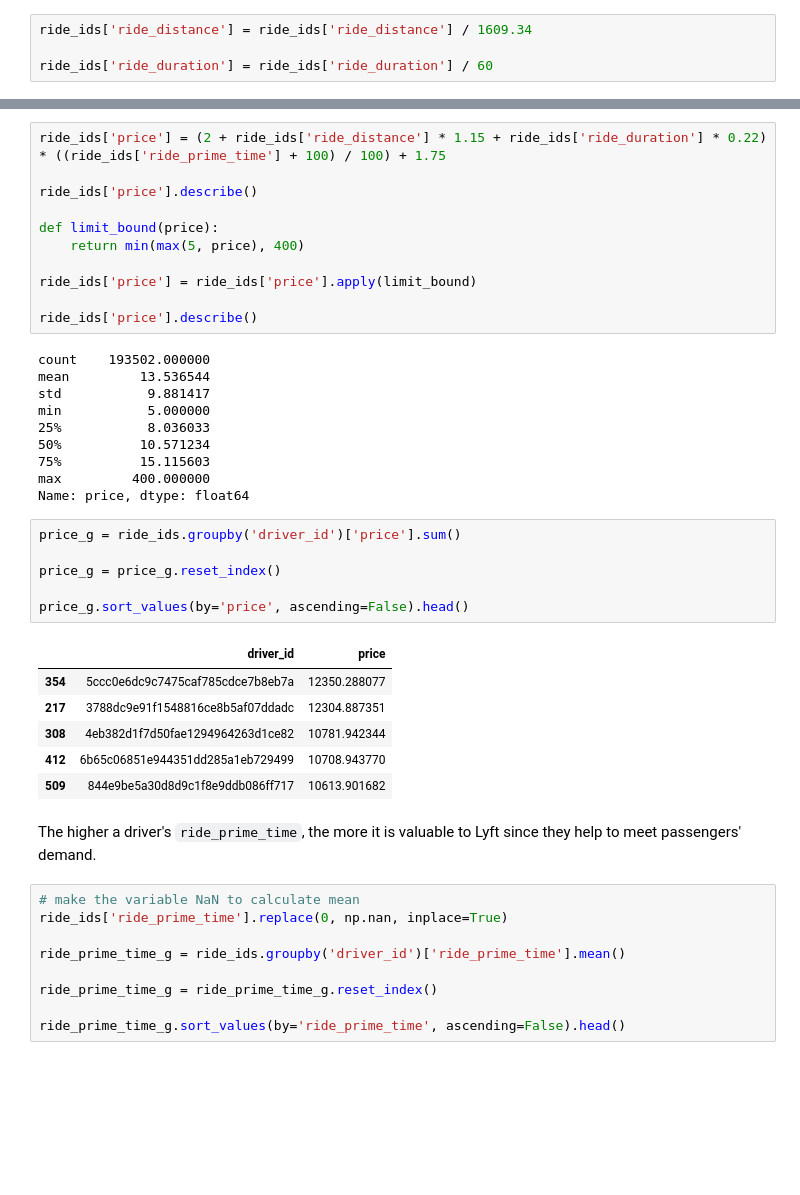
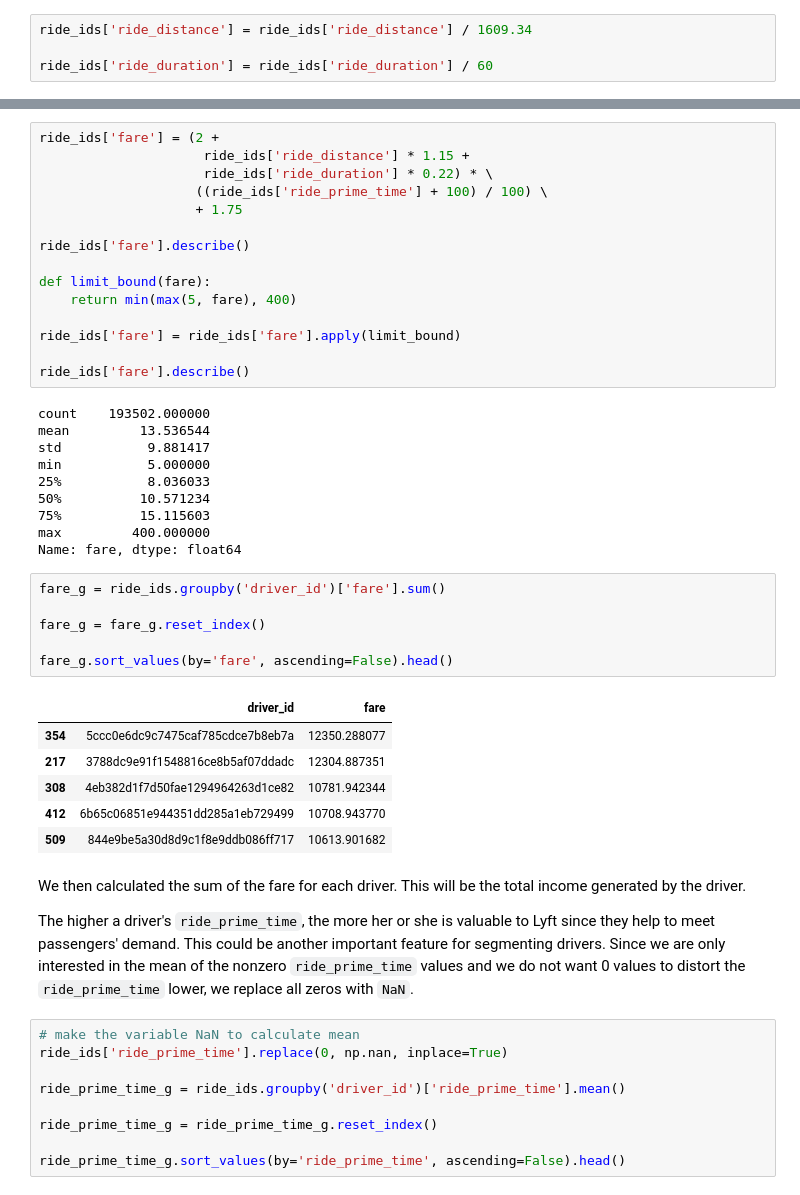
Before and after one commit to wjensheng/lyft, a Jupyter notebook: lyft_nb.ipynb, the cells around one changed output, grey strips where cells are left out. Cells and saved outputs as stored; diff of their text form; blank space fills up the shorter version.

```diff
--- a/lyft_nb.ipynb
+++ b/lyft_nb.ipynb
@@ -213,14 +244,18 @@ Calculate fare.
 # %%
-ride_ids['price'] = (2 + ride_ids['ride_distance'] * 1.15 + ride_ids['ride_duration'] * 0.22) * ((ride_ids['ride_prime_time'] + 100) / 100) + 1.75
+ride_ids['fare'] = (2 +
+                     ride_ids['ride_distance'] * 1.15 +
+                     ride_ids['ride_duration'] * 0.22) * \
+                    ((ride_ids['ride_prime_time'] + 100) / 100) \
+                    + 1.75
 
-ride_ids['price'].describe()
+ride_ids['fare'].describe()
 
-def limit_bound(price):
-    return min(max(5, price), 400)
+def limit_bound(fare):
+    return min(max(5, fare), 400)
 
-ride_ids['price'] = ride_ids['price'].apply(limit_bound)
+ride_ids['fare'] = ride_ids['fare'].apply(limit_bound)
 
-ride_ids['price'].describe()
+ride_ids['fare'].describe()
 # %% [output]
 count    193502.000000
 mean         13.536544
@@ -230,22 +265,24 @@ min           5.000000
 50%          10.571234
 75%          15.115603
 max         400.000000
-Name: price, dtype: float64
+Name: fare, dtype: float64
 # %%
-price_g = ride_ids.groupby('driver_id')['price'].sum()
+fare_g = ride_ids.groupby('driver_id')['fare'].sum()
 
-price_g = price_g.reset_index()
+fare_g = fare_g.reset_index()
 
-price_g.sort_values(by='price', ascending=False).head()
+fare_g.sort_values(by='fare', ascending=False).head()
 # %% [output]
-|  | driver_id | price |
+|  | driver_id | fare |
 | 354 | 5ccc0e6dc9c7475caf785cdce7b8eb7a | 12350.288077 |
 | 217 | 3788dc9e91f1548816ce8b5af07ddadc | 12304.887351 |
 | 308 | 4eb382d1f7d50fae1294964263d1ce82 | 10781.942344 |
 | 412 | 6b65c06851e944351dd285a1eb729499 | 10708.943770 |
 | 509 | 844e9be5a30d8d9c1f8e9ddb086ff717 | 10613.901682 |
-# %% [markdown]
-The higher a driver's `ride_prime_time`, the more it is valuable to Lyft since they help to meet passengers' demand.
+# %% [markdown]
+We then calculated the sum of the fare for each driver. This will be the total income generated by the driver.
+
+The higher a driver's `ride_prime_time`, the more her or she is valuable to Lyft since they help to meet passengers' demand. This could be another important feature for segmenting drivers. Since we are only interested in the mean of the nonzero `ride_prime_time` values and we do not want 0 values to distort the `ride_prime_time` lower, we replace all zeros with `NaN`.
 # %%
 # make the variable NaN to calculate mean
 ride_ids['ride_prime_time'].replace(0, np.nan, inplace=True)
```
Also changed, not shown: parts of 64 cells of this notebook.
